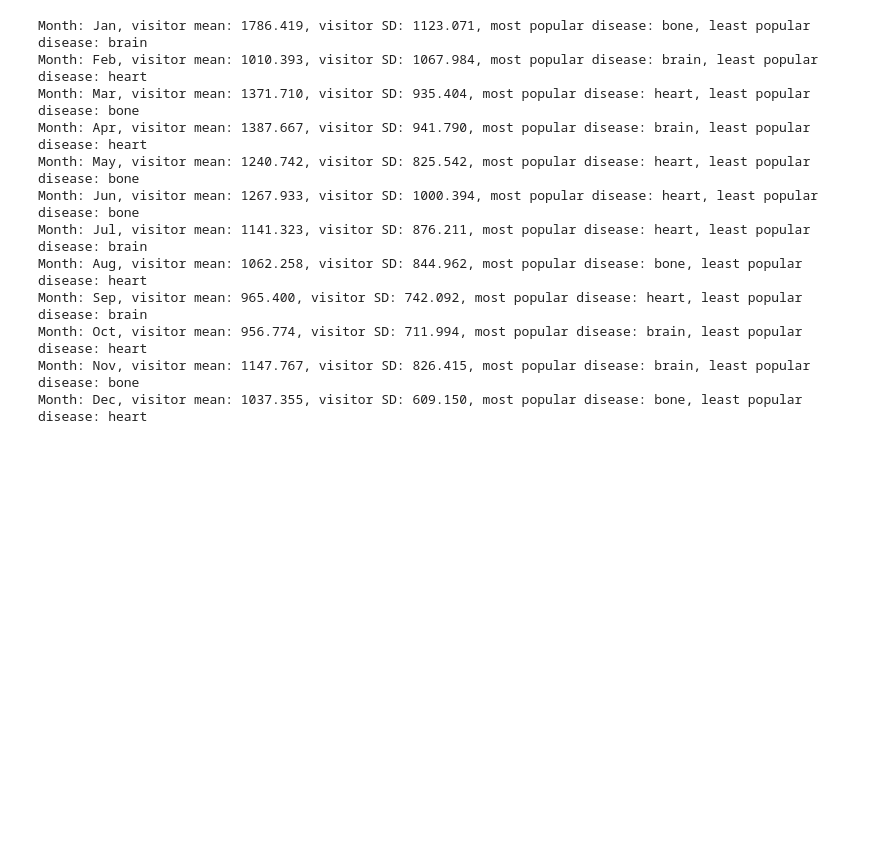
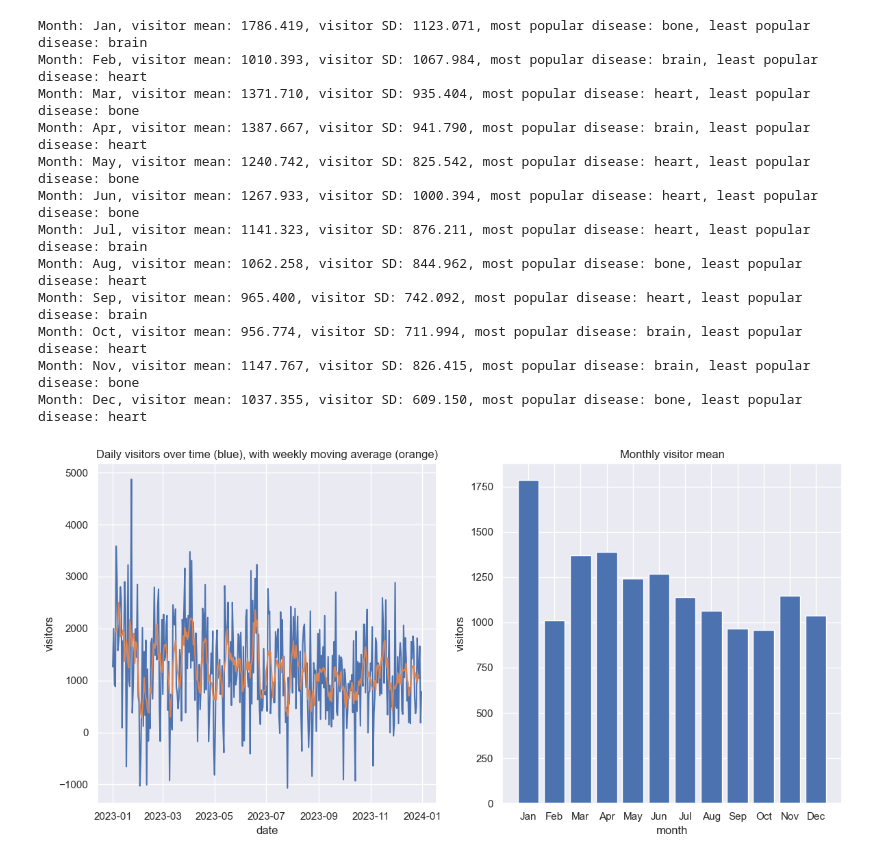
Before and after one commit to GianfriShow/ExperisAcademy_DataScience_AlessioManfredi, a Jupyter notebook: 18_09/data_visualization_exercises.ipynb, the cells around one changed output. Saved outputs shown, nothing was run; the diff lists cells and outputs as text; code cells hidden in the pictures; blank space fills up the shorter version.

```diff
--- a/18_09/data_visualization_exercises.ipynb
+++ b/18_09/data_visualization_exercises.ipynb
@@ -131,7 +131,7 @@ dataframe.head(10)
 | 2023-01-10 | 2801 | heart |
 # %%
 months = [0,31,28,31,30,31,30,31,31,30,31,30,31]
-month_names = ['Jan','Feb','Mar','Apr','May','Jun','Jul','Aug','Sep','Oct','Nov','Dec']
+month_names = ('Jan','Feb','Mar','Apr','May','Jun','Jul','Aug','Sep','Oct','Nov','Dec')
 cumsum_months = np.cumsum(months)
 monthly_visitor_mean = []
 monthly_visitor_sd = []
@@ -141,8 +141,9 @@ for i in range(12):
     section = dataframe.iloc[cumsum_months[i]:cumsum_months[i+1]]
     monthly_visitor_mean.append(section['visitors'].mean())
     monthly_visitor_sd.append(section['visitors'].std())
-    monthly_most_popular.append(section['disease'].value_counts(ascending=False).index[0])
-    monthly_least_popular.append(section['disease'].value_counts(ascending=False).index[2])  # doesn't take into account that there could be only instances of one disease
+    disease_count = section['disease'].value_counts(ascending=False)
+    monthly_most_popular.append(disease_count.index[0])
+    monthly_least_popular.append(disease_count.index[len(disease_count)-1])
 for i in range(12):
     print(f"Month: {month_names[i]}, visitor mean: {monthly_visitor_mean[i]:.3f}, visitor SD: {monthly_visitor_sd[i]:.3f}, most popular disease: {monthly_most_popular[i]}, least popular disease: {monthly_least_popular[i]}")
 # %% [output]
@@ -158,3 +159,38 @@ Month: Sep, visitor mean: 965.400, visitor SD: 742.092, most popular disease: he
 Month: Oct, visitor mean: 956.774, visitor SD: 711.994, most popular disease: brain, least popular disease: heart
 Month: Nov, visitor mean: 1147.767, visitor SD: 826.415, most popular disease: brain, least popular disease: bone
 Month: Dec, visitor mean: 1037.355, visitor SD: 609.150, most popular disease: bone, least popular disease: heart
+# %%
+plt.figure(figsize=(12, 6))
+
+
+window = 7
+m = int((window-1)/2)
+moving_average = [dataframe['visitors'][index-m:index+m].mean() for index in range(m,len(dataframe['visitors'])-m)]
+
+plt.subplot(1,2,1)
+plt.plot(dataframe.index, dataframe['visitors'])
+plt.plot(dataframe.index[m:days-m], moving_average)
+plt.xticks()
+plt.yticks()
+plt.xlim()
+plt.ylim()
+plt.title("Daily visitors over time (blue), with weekly moving average (orange)")
+plt.xlabel("date")
+plt.ylabel("visitors")
+
+
+plt.subplot(1,2,2)
+plt.bar(month_names, monthly_visitor_mean)
+plt.xticks()
+plt.yticks()
+plt.xlim()
+plt.ylim()
+plt.title("Monthly visitor mean")
+plt.xlabel("month")
+plt.ylabel("visitors")
+
+
+plt.tight_layout()
+plt.show()
+# %% [output]
+[figure, added]
```
Also changed, not shown: parts of 1 cell of this notebook.
